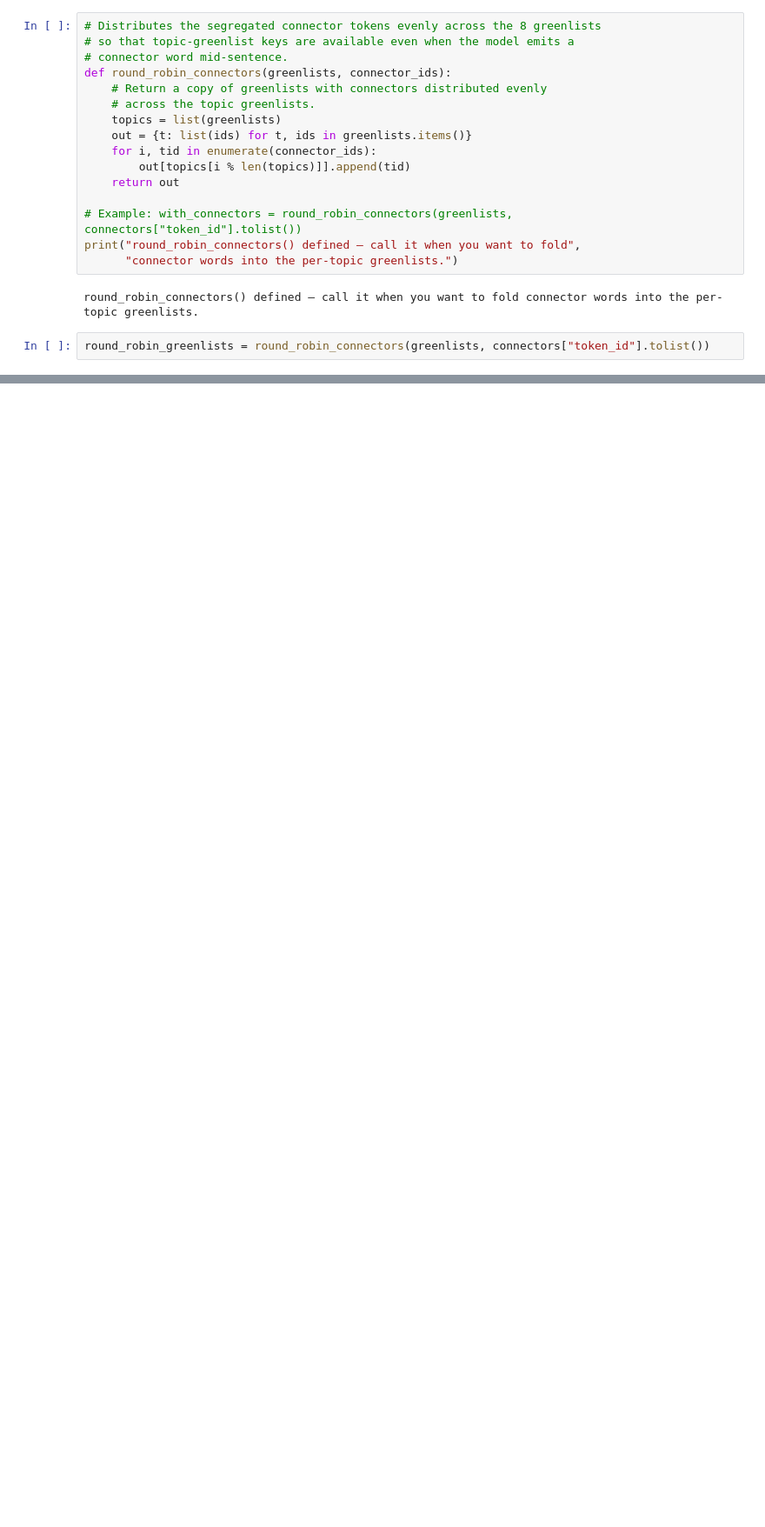
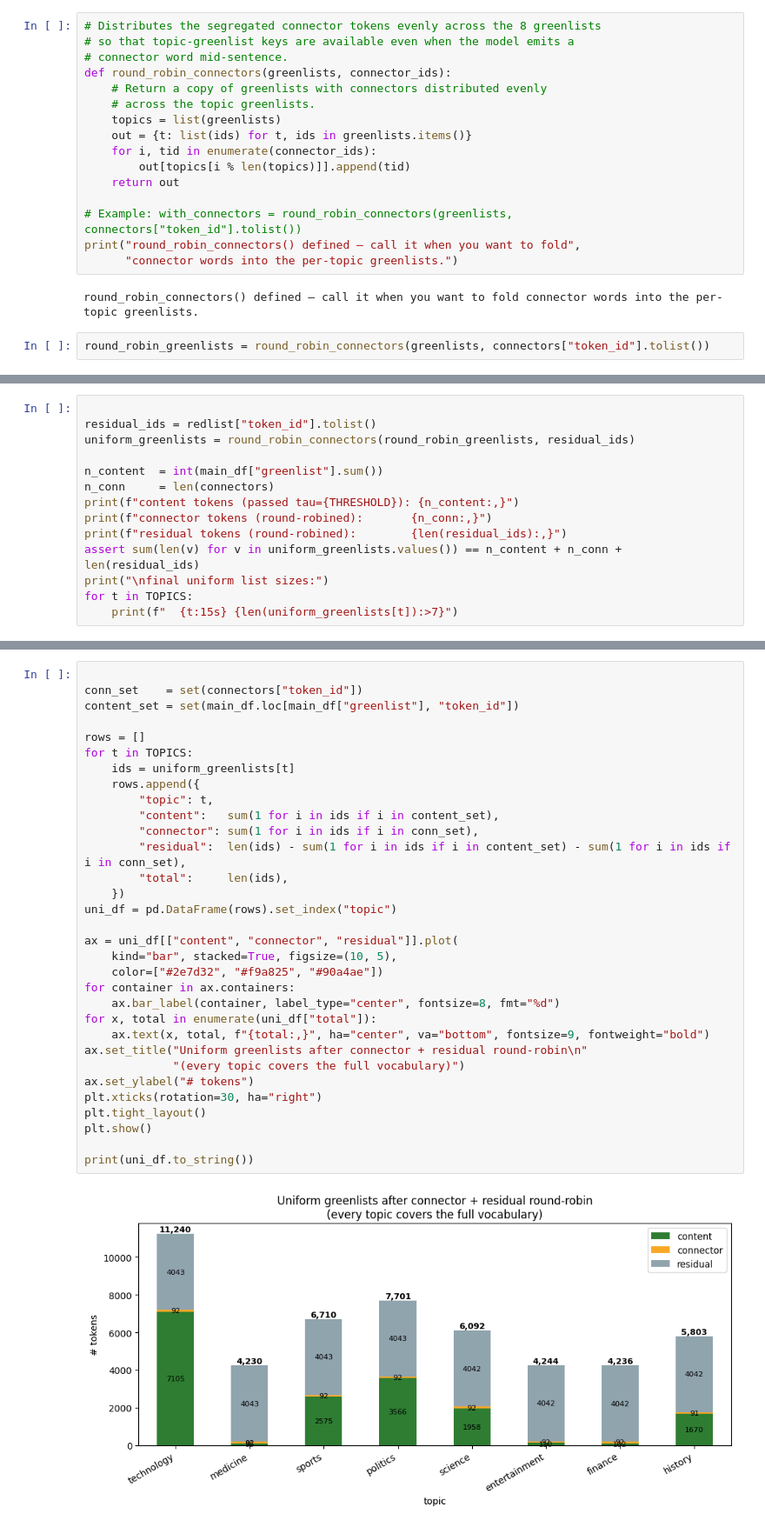
Before and after one commit to pravaspaudel/Dual_watermarking_Scheme, a Jupyter notebook: notebooks/05_greenlist_construction.ipynb, the cells around one changed output, grey strips where cells are left out. Shown at 87% size. Drawn from its saved outputs; the diff is of its cells as text; blank space fills up the shorter version.

```diff
--- a/notebooks/05_greenlist_construction.ipynb
+++ b/notebooks/05_greenlist_construction.ipynb
@@ -251,0 +358,14 @@ round_robin_greenlists = round_robin_connectors(greenlists, connectors["token_id
+# %%
+
+residual_ids = redlist["token_id"].tolist()
+uniform_greenlists = round_robin_connectors(round_robin_greenlists, residual_ids)
+
+n_content  = int(main_df["greenlist"].sum())
+n_conn     = len(connectors)
+print(f"content tokens (passed tau={THRESHOLD}): {n_content:,}")
+print(f"connector tokens (round-robined):       {n_conn:,}")
+print(f"residual tokens (round-robined):        {len(residual_ids):,}")
+assert sum(len(v) for v in uniform_greenlists.values()) == n_content + n_conn + len(residual_ids)
+print("\nfinal uniform list sizes:")
+for t in TOPICS:
+    print(f"  {t:15s} {len(uniform_greenlists[t]):>7}")
@@ -251,0 +423,34 @@ round_robin_greenlists = round_robin_connectors(greenlists, connectors["token_id
+# %%
+
+conn_set    = set(connectors["token_id"])
+content_set = set(main_df.loc[main_df["greenlist"], "token_id"])
+
+rows = []
+for t in TOPICS:
+    ids = uniform_greenlists[t]
+    rows.append({
+        "topic": t,
+        "content":   sum(1 for i in ids if i in content_set),
+        "connector": sum(1 for i in ids if i in conn_set),
+        "residual":  len(ids) - sum(1 for i in ids if i in content_set) - sum(1 for i in ids if i in conn_set),
+        "total":     len(ids),
+    })
+uni_df = pd.DataFrame(rows).set_index("topic")
+
+ax = uni_df[["content", "connector", "residual"]].plot(
+    kind="bar", stacked=True, figsize=(10, 5),
+    color=["#2e7d32", "#f9a825", "#90a4ae"])
+for container in ax.containers:
+    ax.bar_label(container, label_type="center", fontsize=8, fmt="%d")
+for x, total in enumerate(uni_df["total"]):
+    ax.text(x, total, f"{total:,}", ha="center", va="bottom", fontsize=9, fontweight="bold")
+ax.set_title("Uniform greenlists after connector + residual round-robin\n"
+             "(every topic covers the full vocabulary)")
+ax.set_ylabel("# tokens")
+plt.xticks(rotation=30, ha="right")
+plt.tight_layout()
+plt.show()
+
+print(uni_df.to_string())
+# %% [output]
+[figure, added]
```
Also changed, not shown: parts of 14 cells of this notebook, 3 other files.
